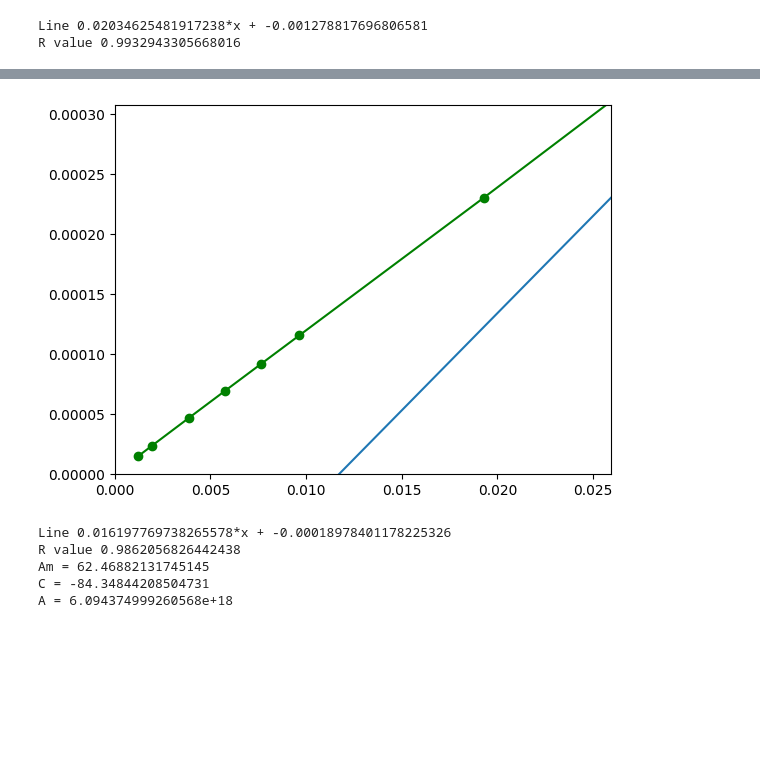
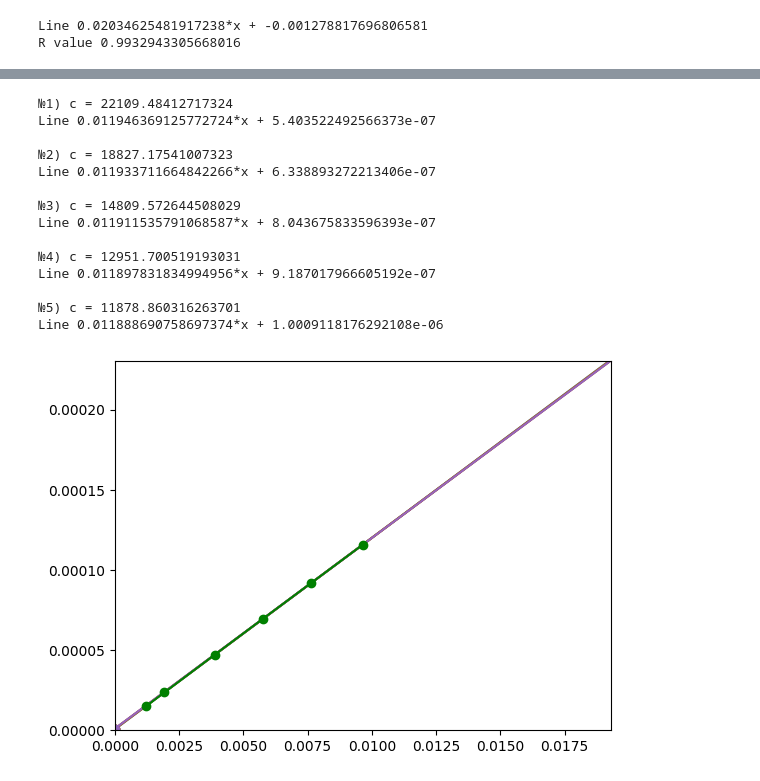
Before and after one commit to IDAnton/BET, a Jupyter notebook: BET.ipynb, the cells around one changed output, grey strips where cells are left out. Saved outputs shown, nothing was run; the diff lists cells and outputs as text; code cells hidden in the pictures; blank space fills up the shorter version.

```diff
--- a/BET.ipynb
+++ b/BET.ipynb
@@ -22,14 +22,14 @@ plt.show()
 # %% [output]
 [figure]
 # %%
-def lin_reg(N):
+def lin_reg(N0, N):
     model = LinearRegression()
-    model.fit(p[13:N], new_y[13:N])
-    r = model.score(p[13:N], new_y[13:N])
+    model.fit(p[N0:N], new_y[N0:N])
+    r = model.score(p[N0:N], new_y[N0:N])
     k = model.coef_[0][0]
     b = model.intercept_[0]
     return k, b, r
-k, b, r = lin_reg(N)
+k, b, r = lin_reg(13, N)
 plt.xlim(0, 0.35)
 plt.ylim(0, 0.007)
 plt.plot([0, 1], [b, k + b], marker = 'o')
@@ -45,10 +45,11 @@ R value 0.9932943305668016
 def calc_consts(k, b):
     c = k/b + 1
     am = 1 / (b*c) /22.4*10**-3
-    print(f"Am = {am}\nC = {c}")
     Na =  6.022140 * (10**23)
     wm = 16.2 * (10**-20)
     As = Na * am * wm
-    print(f"A = {As}")
-calc_consts(k, b)
+    return am, c, As
+am, c, As = calc_consts(k, b)
+print(f"A = {As}")
+print(f"Am = {am}\nC = {c}")
 # %% [output]
@@ -58,8 +59,9 @@ A = 228.41547349133424
 # %%
 P0 = 1
 Rokkel_y = a * P0 * (1 - p)
-Rokkel_y_max = np.argmax(Rokkel_y)
-plt.plot(p, Rokkel_y, marker='o', c='y')
+Rokkel_y_max = np.argmax(Rokkel_y[:int(len(Rokkel_y)/2)])
+plt.plot(p[:Rokkel_y_max+1], Rokkel_y[:Rokkel_y_max+1], marker='o', c='g')
+plt.plot(p[Rokkel_y_max:15], Rokkel_y[Rokkel_y_max:15], marker='o', c='r')
 plt.show()
 print(f"P/P0 max = {p[Rokkel_y_max]}")
 # %% [output]
@@ -68,17 +70,38 @@ P/P0 max = [0.0259255]
 # %%
-k, b, r = lin_reg(Rokkel_y_max)
 plt.xlim(0, p[Rokkel_y_max])
 plt.ylim(0, new_y[Rokkel_y_max])
-plt.plot([0, 1], [b, k + b], marker = 'o')
+for i, p_min in enumerate(p[:Rokkel_y_max-1]):
+    k, b, r = lin_reg(i, Rokkel_y_max)
+    am, c, As = calc_consts(k, b)
+
+    plt.plot([0, 1], [b, k + b], marker = 'o')
+    print(f"№{i+1}) с = {c}")
+    print(f"Line {k}*x + {b}\n")
+
+
+
+# k, b, r = lin_reg(Rokkel_y_max)
+# plt.xlim(0, p[Rokkel_y_max])
+# plt.ylim(0, new_y[Rokkel_y_max])
+
 plt.plot(p[:Rokkel_y_max], new_y[:Rokkel_y_max], marker='o', c='g')
 plt.show()
-print(f"Line {k}*x + {b}")
-print(f"R value {r}")
-calc_consts(k, b)
+# print(f"Line {k}*x + {b}")
+# print(f"R value {r}")
+# calc_consts(k, b)
 # %% [output]
+№1) с = 22109.48412717324
+Line 0.011946369125772724*x + 5.403522492566373e-07
+
+№2) с = 18827.17541007323
+Line 0.011933711664842266*x + 6.338893272213406e-07
+
+№3) с = 14809.572644508029
+Line 0.011911535791068587*x + 8.043675833596393e-07
+
+№4) с = 12951.700519193031
+Line 0.011897831834994956*x + 9.187017966605192e-07
+
+№5) с = 11878.860316263701
+Line 0.011888690758697374*x + 1.0009118176292108e-06
-[figure, old version]
+[figure, new version]
-Line 0.016197769738265578*x + -0.00018978401178225326
-R value 0.9862056826442438
-Am = 62.46882131745145
-C = -84.34844208504731
-A = 6.094374999260568e+18
```
Also changed, not shown: parts of 2 cells of this notebook, 2 other files.
